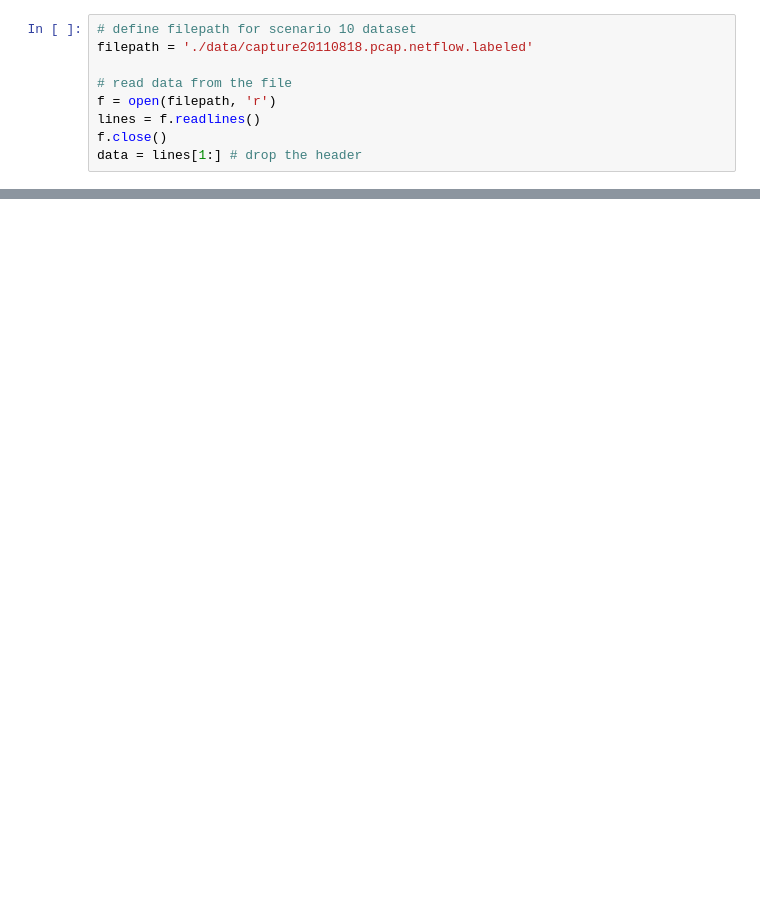
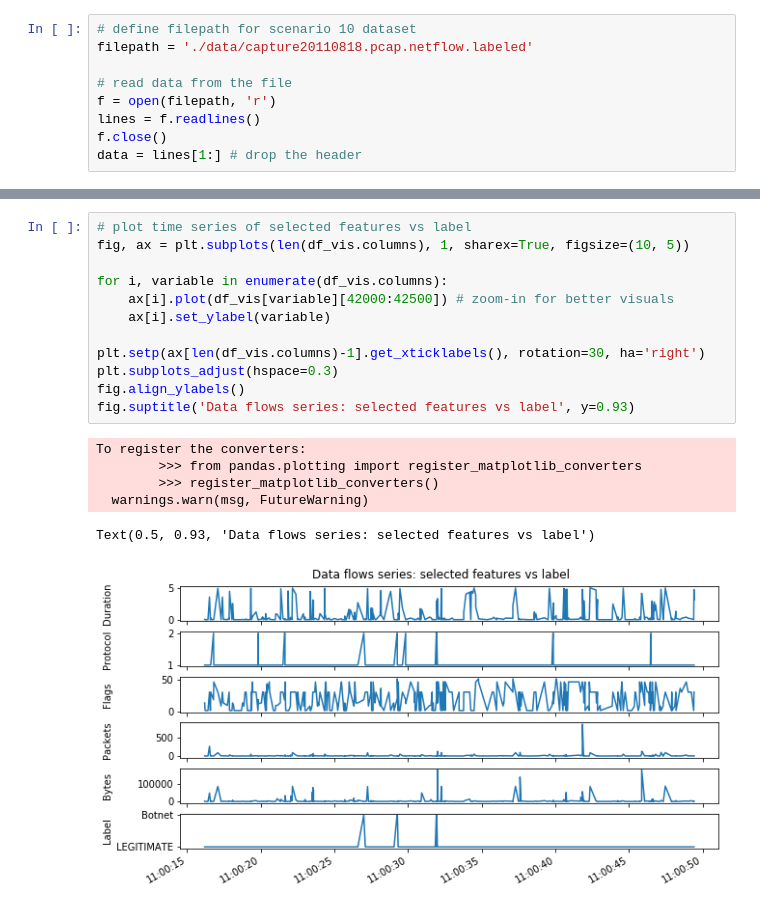
Before and after one commit to chengh42/Cyber-Data-Analytics, a Jupyter notebook: data stream/Task3_Discretization.ipynb, the cells around one changed output, grey strips where cells are left out. Cells and saved outputs as stored; diff of their text form; blank space fills up the shorter version.

```diff
--- a/data stream/Task3_Discretization.ipynb
+++ b/data stream/Task3_Discretization.ipynb
@@ -105,0 +206,19 @@ sns.pairplot(df_vis, hue='Label',
+# %%
+# plot time series of selected features vs label
+fig, ax = plt.subplots(len(df_vis.columns), 1, sharex=True, figsize=(10, 5))
+
+for i, variable in enumerate(df_vis.columns):
+    ax[i].plot(df_vis[variable][42000:42500]) # zoom-in for better visuals
+    ax[i].set_ylabel(variable)
+
+plt.setp(ax[len(df_vis.columns)-1].get_xticklabels(), rotation=30, ha='right')
+plt.subplots_adjust(hspace=0.3)
+fig.align_ylabels()
+fig.suptitle('Data flows series: selected features vs label', y=0.93)
+# %% [output]
+To register the converters:
+        >>> from pandas.plotting import register_matplotlib_converters
+        >>> register_matplotlib_converters()
+  warnings.warn(msg, FutureWarning)
+Text(0.5, 0.93, 'Data flows series: selected features vs label')
+[figure, added]
```
Also changed, not shown: parts of 24 cells of this notebook.
